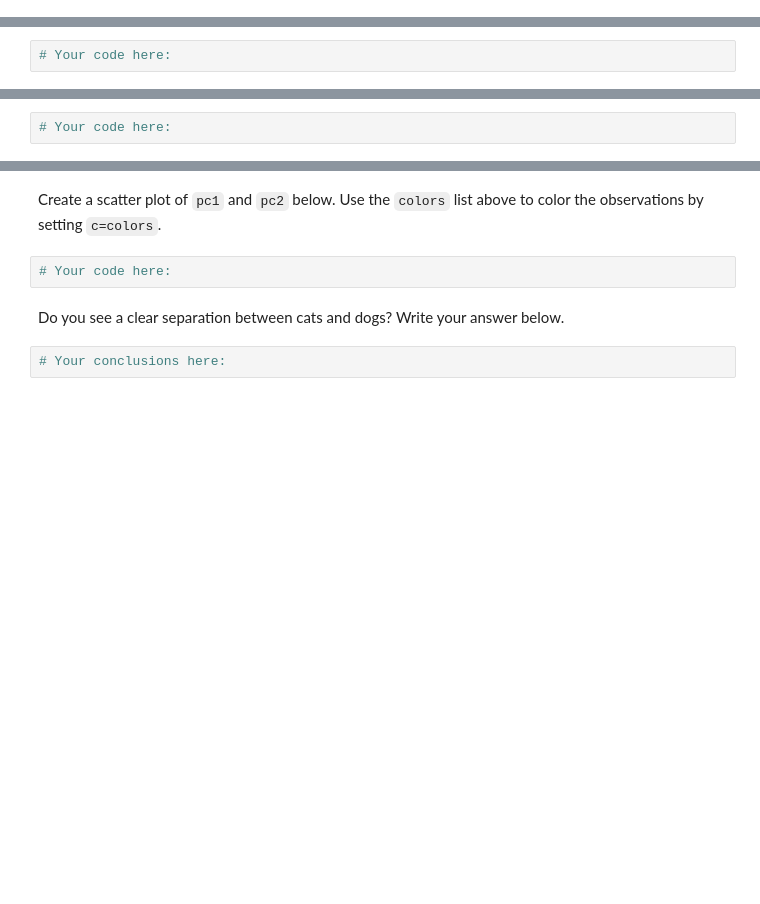
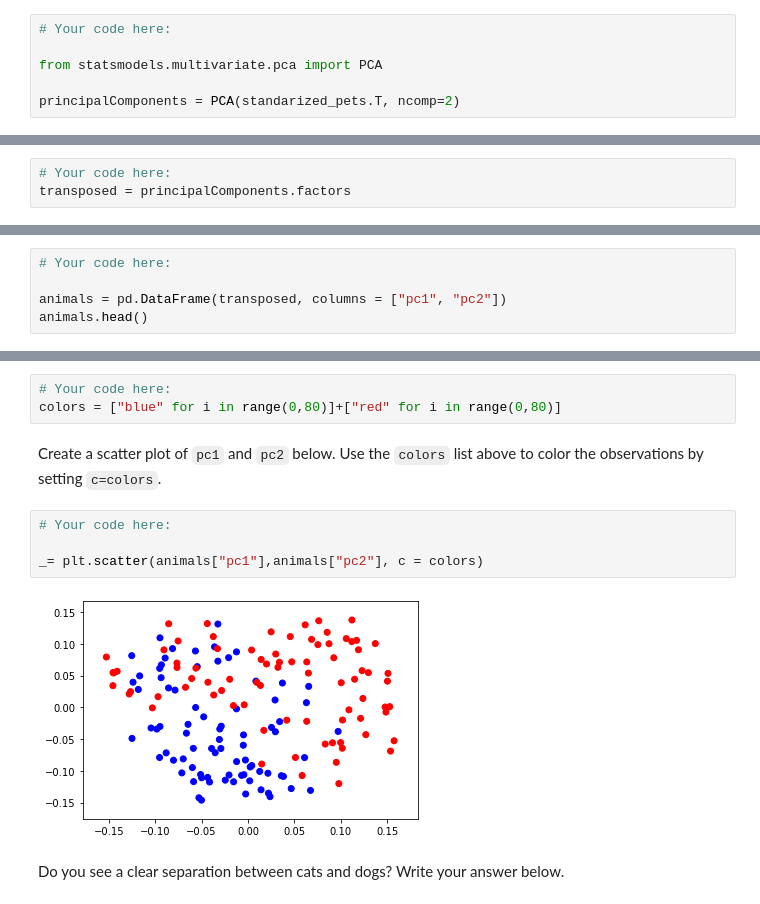
Before and after one commit to ta-datapt-bcn/lab-pca, a Jupyter notebook: your-code/main.ipynb, the cells around one changed output, grey strips where cells are left out. Saved outputs shown, nothing was run; the diff lists cells and outputs as text; blank space fills up the shorter version.

```diff
--- a/your-code/main.ipynb
+++ b/your-code/main.ipynb
@@ -73,0 +103,6 @@ Load the `PCA` function from `statsmodels` (read about this function [here](http
+# %%
+# Your code here:
+
+from statsmodels.multivariate.pca import PCA
+
+principalComponents = PCA(standarized_pets.T, ncomp=2)
@@ -75,6 +114,7 @@ Load the `PCA` function from `statsmodels` (read about this function [here](http
 Use `numpy` to find to transpose the standardized pet array. This will help us compute the projection.
 # %%
 # Your code here:
+transposed = principalComponents.factors
 # %% [markdown]
 Find the dot product of the transposed standardized pet matrix and the `factors` of the `PCA` model found above. This will be the projection onto 2 dimensions. This means that each cat and dog image will now only have two columns instead of 4096.
 # %%
@@ -87,3 +130,6 @@ Now that we have reduced our cats and dogs arrays, we can easily plot the data i
 In the cell below, turn the two dimensional projection into a pandas dataframe and name the columns `pc1`, and `pc2` respectively.
 # %%
 # Your code here:
+
+animals = pd.DataFrame(transposed, columns = ["pc1", "pc2"])
+animals.head()
@@ -94,8 +145,13 @@ Create a labels list. This list will be of size 160. The first 80 elements in th
+# %%
+# Your code here:
+colors = ["blue" for i in range(0,80)]+["red" for i in range(0,80)]
 # %% [markdown]
 Create a scatter plot of `pc1` and `pc2` below. Use the `colors` list above to color the observations by setting `c=colors`.
 # %%
 # Your code here:
+
+_= plt.scatter(animals["pc1"],animals["pc2"], c = colors)
+# %% [output]
+[figure, added]
 # %% [markdown]
 Do you see a clear separation between cats and dogs? Write your answer below.
-# %%
-# Your conclusions here:
```
Also changed, not shown: parts of 16 cells of this notebook.
